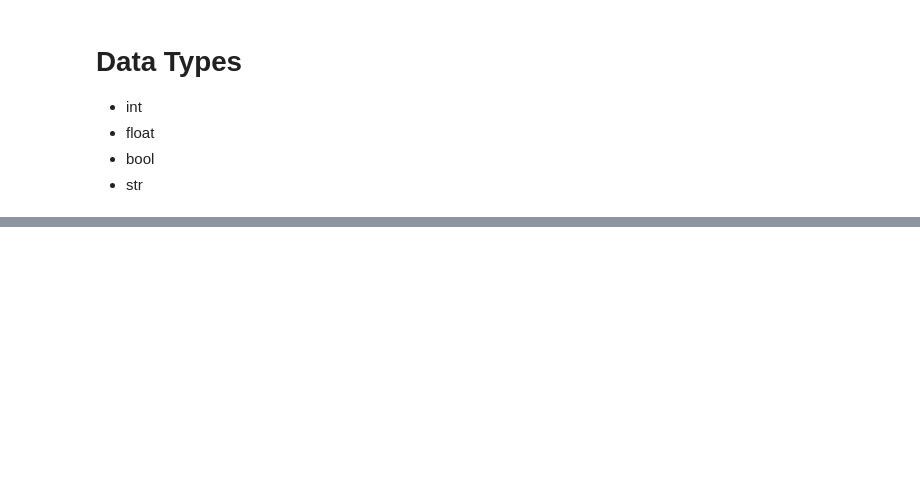
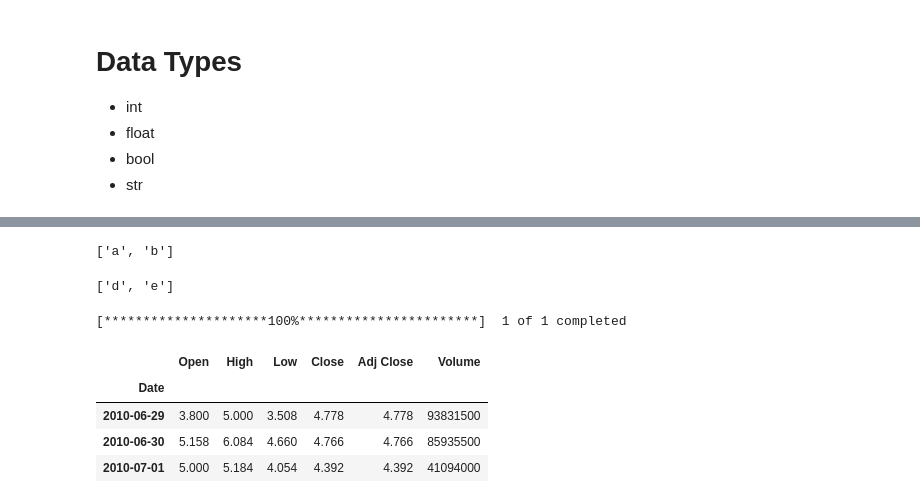
Before and after one commit to alegria12/0615, a Jupyter notebook: 20220615.ipynb, the cells around one changed output, grey strips where cells are left out. Cells and saved outputs as stored; diff of their text form; code cells hidden in the pictures; blank space fills up the shorter version.

```diff
--- a/20220615.ipynb
+++ b/20220615.ipynb
@@ -29,0 +150,8 @@ for i in range(5):
+# %%
+x[:2]
+# %% [output]
+['a', 'b']
+# %%
+x[-2:]
+# %% [output]
+['d', 'e']
@@ -29,0 +162,12 @@ for i in range(5):
+# %%
+df = yf.download("TSLA")
+# %% [output]
+[*********************100%***********************]  1 of 1 completed
+# %%
+df[:3]
+# %% [output]
+|  | Open | High | Low | Close | Adj Close | Volume |
+| Date |  |  |  |  |  |  |
+| 2010-06-29 | 3.800 | 5.000 | 3.508 | 4.778 | 4.778 | 93831500 |
+| 2010-06-30 | 5.158 | 6.084 | 4.660 | 4.766 | 4.766 | 85935500 |
+| 2010-07-01 | 5.000 | 5.184 | 4.054 | 4.392 | 4.392 | 41094000 |
```
Also changed, not shown: parts of 64 cells of this notebook.
